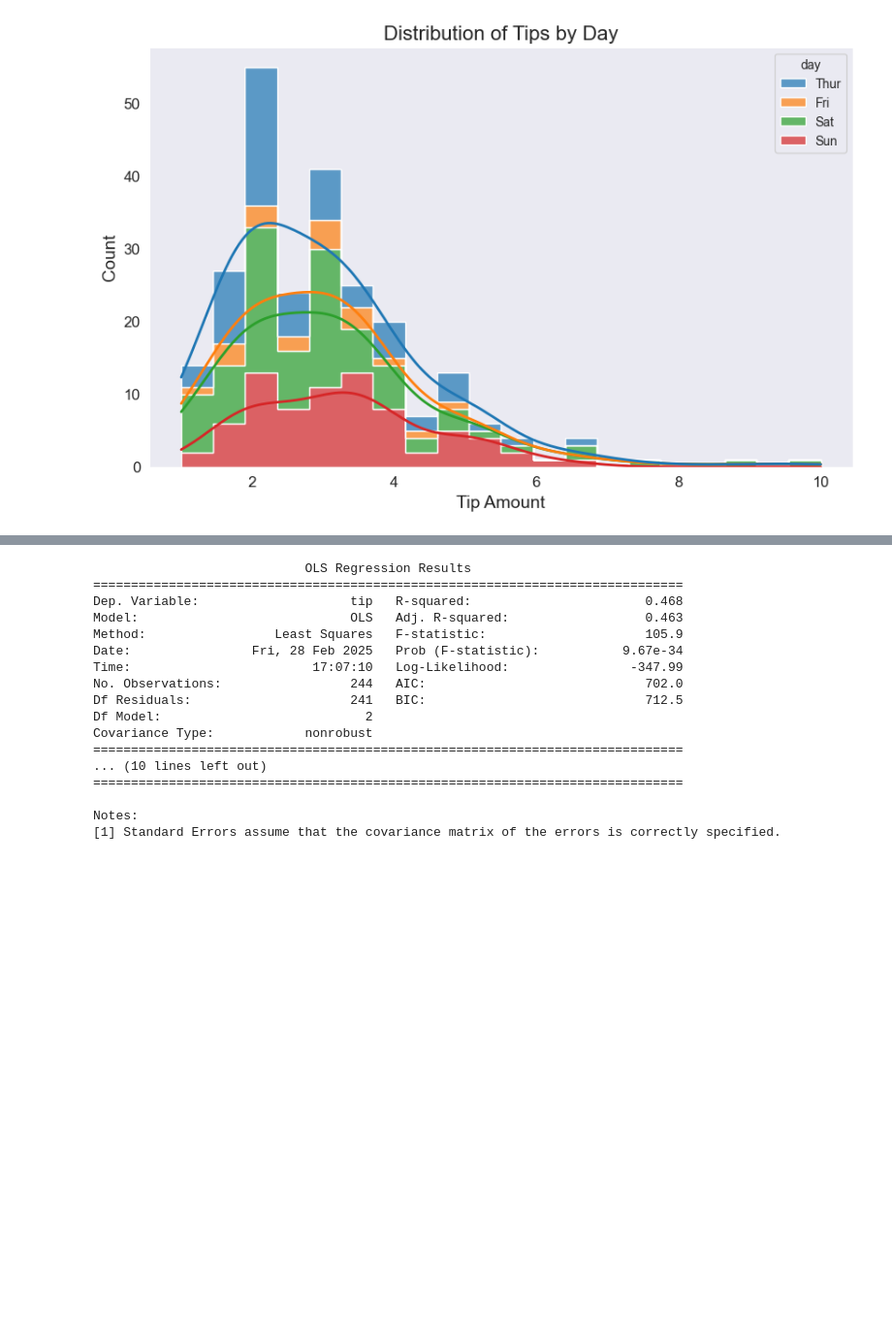
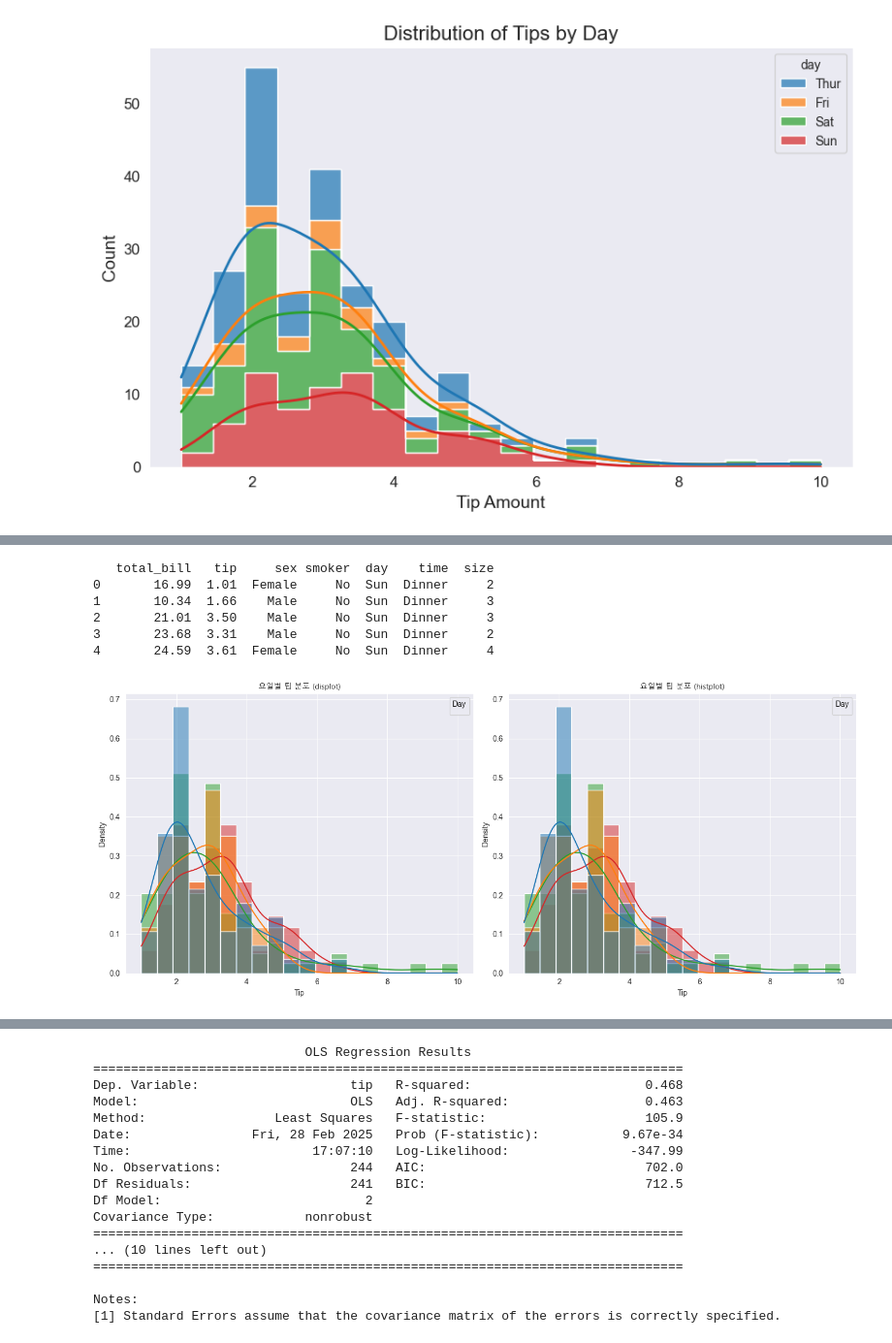
Before and after one commit to swdean07/BigData_Visualiza_Practice, a Jupyter notebook: ch1. 통계분석/practice1.ipynb, the cells around one changed output, grey strips where cells are left out. Shown: that part at 97% size. Saved outputs shown, nothing was run; the diff lists cells and outputs as text; code cells hidden in the pictures; blank space fills up the shorter version.

```diff
--- a/ch1. 통계분석/practice1.ipynb
+++ b/ch1. 통계분석/practice1.ipynb
@@ -59,3 +106,54 @@ plt.show()
+# %%
+import seaborn as sns
+import matplotlib.pyplot as plt
+import matplotlib.font_manager as fm
+
+# 폰트 경로 설정
+font_path = "C:/Windows/Fonts/malgun.ttf"  # '맑은 고딕' 폰트 경로
+font_prop = fm.FontProperties(fname=font_path)
+
+# Matplotlib 기본 폰트 설정
+plt.rc('font', family=font_prop.get_name())
+
+# 음수 기호 깨짐 방지
+plt.rcParams['axes.unicode_minus'] = False
+
+# 1. tips 데이터셋 불러오기
+tips = sns.load_dataset("tips")
+print(tips.head())
+
+# 2. 그래프 스타일 설정
+sns.set_style("darkgrid")
+
+# 3. 요일별 팁 분포 시각화
+plt.figure(figsize=(14, 6))
+
+# a. displot 사용
+plt.subplot(1, 2, 1)
+sns.histplot(data=tips, x="tip", hue="day", kde=True, stat="density", common_norm=False, bins=20)
+plt.title("요일별 팁 분포 (displot)", fontproperties=font_prop)
+plt.xlabel("Tip")
+plt.ylabel("Density")
+plt.legend(title='Day')
+
+# b. histplot 사용
+plt.subplot(1, 2, 2)
+sns.histplot(data=tips, x="tip", hue="day", kde=True, stat="density", common_norm=False, bins=20)
+plt.title("요일별 팁 분포 (histplot)", fontproperties=font_prop)
+plt.xlabel("Tip")
+plt.ylabel("Density")
+plt.legend(title='Day')
+
+plt.tight_layout()
+plt.show()
+# %% [output]
+   total_bill   tip     sex smoker  day    time  size
+0       16.99  1.01  Female     No  Sun  Dinner     2
+1       10.34  1.66    Male     No  Sun  Dinner     3
+2       21.01  3.50    Male     No  Sun  Dinner     3
+3       23.68  3.31    Male     No  Sun  Dinner     2
+4       24.59  3.61  Female     No  Sun  Dinner     4
+[figure, added]
 # %%
 # 예제 2: 숫자형 변수 간 상관관계 히트맵 그리기
 #
```
Also changed, not shown: parts of 6 cells of this notebook, 1 other file.
